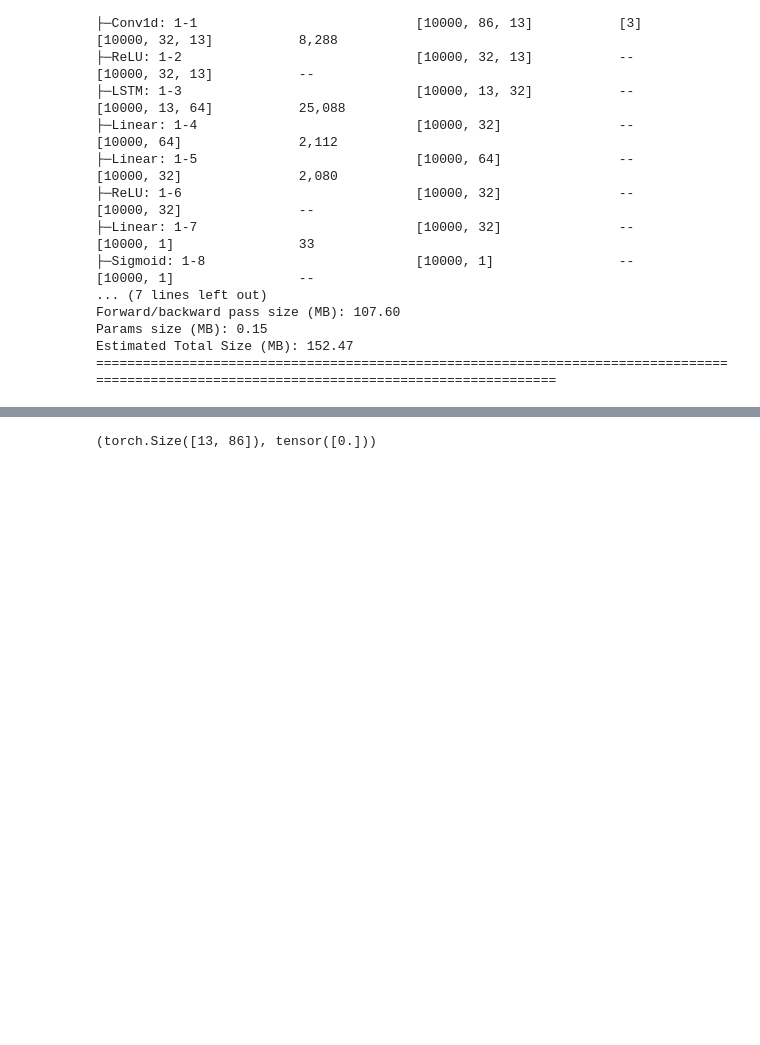
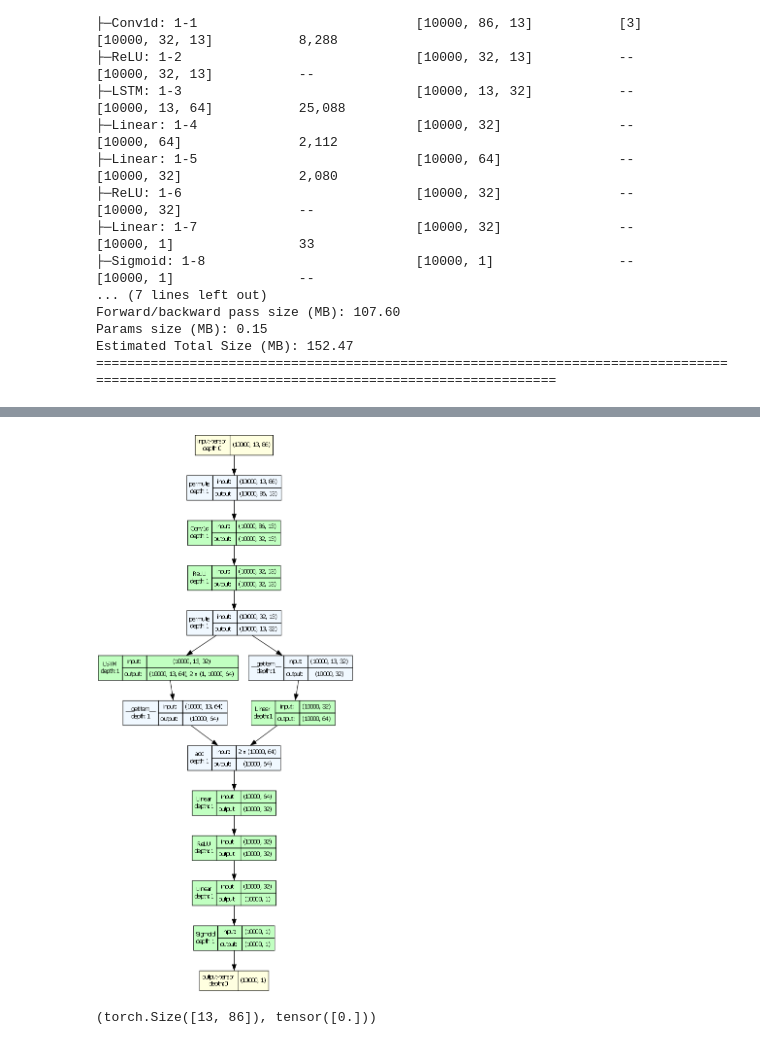
Before and after one commit to Vaseekaran-V/FYP_MSc, a Jupyter notebook: src/deep_learning/experiment_18.ipynb, the cells around one changed output, grey strips where cells are left out. Drawn from its saved outputs; the diff is of its cells as text; code cells hidden in the pictures; blank space fills up the shorter version.

```diff
--- a/src/deep_learning/experiment_18.ipynb
+++ b/src/deep_learning/experiment_18.ipynb
@@ -184,3 +184,11 @@ Forward/backward pass size (MB): 107.60
 Params size (MB): 0.15
 Estimated Total Size (MB): 152.47
 ============================================================================================================================================
+# %%
+import graphviz
+graphviz.set_jupyter_format('png')
+from torchview import draw_graph
+
+model_graph = draw_graph(model, input_size=(batch_size, train_X.shape[1], train_X.shape[2]), device='meta', depth = 3)
+model_graph.visual_graph
+# %% [output]
@@ -187,3 +196,4 @@ Estimated Total Size (MB): 152.47
+[figure, added]
 # %%
 from torch.utils.data import Dataset, DataLoader
 class TimeSeriesDataset(Dataset):
```
Also changed, not shown: parts of 1 cell of this notebook, 6 other files.
